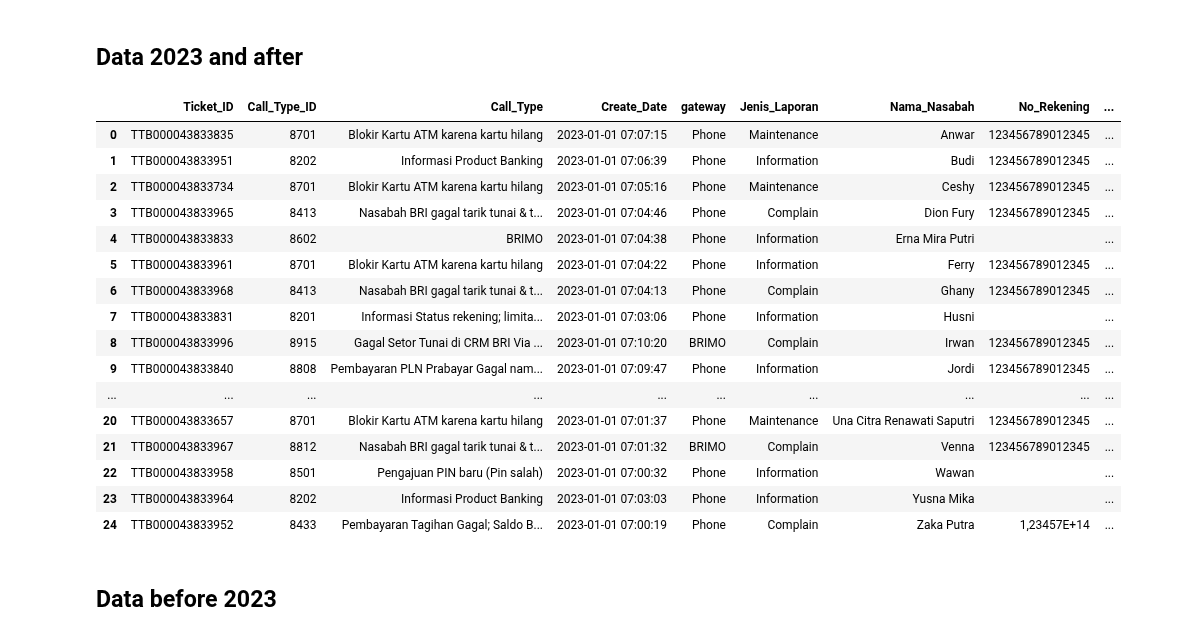
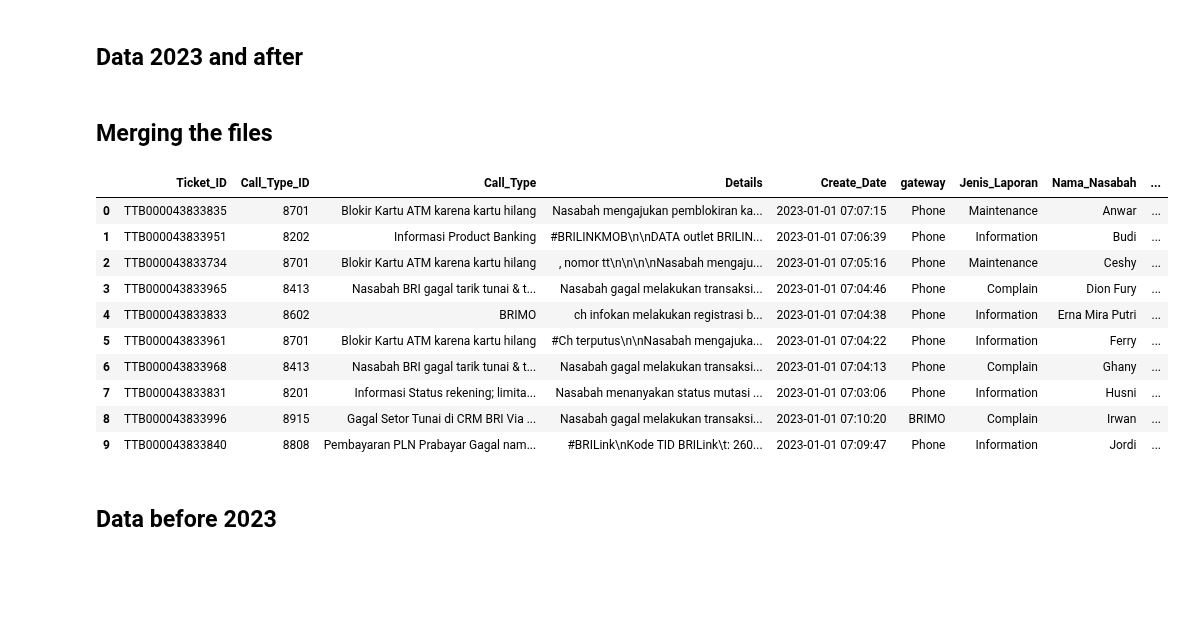
Before and after one commit to masterA88/dataquality2-new, a Jupyter notebook: read_bricare2.ipynb, the cells around one changed output. Drawn from its saved outputs; the diff is of its cells as text; code cells hidden in the pictures; blank space fills up the shorter version.

```diff
--- a/read_bricare2.ipynb
+++ b/read_bricare2.ipynb
@@ -158,7 +163,8 @@ for column in columns_to_convert:
      # Replace NaT with an empty string
     df[column] = df[column].apply(lambda x: '' if pd.isna(x) else x)
 
-
+# clean the Ticket_ID Column
+df['Ticket_ID'] = df['Ticket_ID'].apply(lambda x: x.replace('\ufeff', '').strip())
 
 # Picklist mapping
 mapping_sets = [
@@ -209,26 +215,46 @@ def apply_mapping(value):
 
 df
 # Display
-# df=df.iloc[:1]
-# df.iloc[:1].to_csv("oneline.csv",index=False)
+df=df.iloc[:10]
+df.to_csv("tenline_bricare.csv",index=False)
-# %% [output]
-|  | Ticket_ID | Call_Type_ID | Call_Type | Create_Date | gateway | Jenis_Laporan | Nama_Nasabah | No_Rekening | ... |
-| 0 | TTB000043833835 | 8701 | Blokir Kartu ATM karena kartu hilang | 2023-01-01 07:07:15 | Phone | Maintenance | Anwar | 123456789012345 | ... |
-| 1 | TTB000043833951 | 8202 | Informasi Product Banking | 2023-01-01 07:06:39 | Phone | Information | Budi | 123456789012345 | ... |
-| 2 | TTB000043833734 | 8701 | Blokir Kartu ATM karena kartu hilang | 2023-01-01 07:05:16 | Phone | Maintenance | Ceshy | 123456789012345 | ... |
-| 3 | TTB000043833965 | 8413 | Nasabah BRI gagal tarik tunai & t... | 2023-01-01 07:04:46 | Phone | Complain | Dion Fury | 123456789012345 | ... |
-| 4 | TTB000043833833 | 8602 | BRIMO | 2023-01-01 07:04:38 | Phone | Information | Erna Mira Putri |  | ... |
-| 5 | TTB000043833961 | 8701 | Blokir Kartu ATM karena kartu hilang | 2023-01-01 07:04:22 | Phone | Information | Ferry | 123456789012345 | ... |
-| 6 | TTB000043833968 | 8413 | Nasabah BRI gagal tarik tunai & t... | 2023-01-01 07:04:13 | Phone | Complain | Ghany | 123456789012345 | ... |
-| 7 | TTB000043833831 | 8201 | Informasi Status rekening; limita... | 2023-01-01 07:03:06 | Phone | Information | Husni |  | ... |
-| 8 | TTB000043833996 | 8915 | Gagal Setor Tunai di CRM BRI Via ... | 2023-01-01 07:10:20 | BRIMO | Complain | Irwan | 123456789012345 | ... |
-| 9 | TTB000043833840 | 8808 | Pembayaran PLN Prabayar Gagal nam... | 2023-01-01 07:09:47 | Phone | Information | Jordi | 123456789012345 | ... |
-| ... | ... | ... | ... | ... | ... | ... | ... | ... | ... |
-| 20 | TTB000043833657 | 8701 | Blokir Kartu ATM karena kartu hilang | 2023-01-01 07:01:37 | Phone | Maintenance | Una Citra Renawati Saputri | 123456789012345 | ... |
-| 21 | TTB000043833967 | 8812 | Nasabah BRI gagal tarik tunai & t... | 2023-01-01 07:01:32 | BRIMO | Complain | Venna | 123456789012345 | ... |
-| 22 | TTB000043833958 | 8501 | Pengajuan PIN baru (Pin salah) | 2023-01-01 07:00:32 | Phone | Information | Wawan |  | ... |
-| 23 | TTB000043833964 | 8202 | Informasi Product Banking | 2023-01-01 07:03:03 | Phone | Information | Yusna Mika |  | ... |
-| 24 | TTB000043833952 | 8433 | Pembayaran Tagihan Gagal; Saldo B... | 2023-01-01 07:00:19 | Phone | Complain | Zaka Putra | 1,23457E+14 | ... |
+# %% [markdown]
+## Merging the files
+# %%
+# Load the two CSV files
+file_path_1 = r"D:\dataquality\tenline_bricare.csv"
+file_path_2 = r"D:\dataquality\detail_bricare_10line.csv"
+
+# Read the CSV files into DataFrames
+df_tenline_bricare = pd.read_csv(file_path_1)
+df_detail_bricare_10line = pd.read_csv(file_path_2)
+
+# Rename columns in detail_bricare_10line for consistency if necessary
+df_detail_bricare_10line.columns = ['Ticket_ID', 'Details']
+
+# Merge the DataFrames on the Ticket_ID column
+merged_df = pd.merge(df_tenline_bricare, df_detail_bricare_10line, on='Ticket_ID', how='left')
+
+# Save the merged DataFrame to a new CSV file
+output_file_path = r"D:\dataquality\merged_bricare.csv"
+merged_df.to_csv(output_file_path, index=False)
+
+# Move the Details columns in the 4th position
+column_to_move="Details"
+merged_df = merged_df[[col for col in merged_df if col != column_to_move][:3] + [column_to_move] + [col for col in merged_df if col != column_to_move][3:]]
+
+merged_df
+# %% [output]
+|  | Ticket_ID | Call_Type_ID | Call_Type | Details | Create_Date | gateway | Jenis_Laporan | Nama_Nasabah | ... |
+| 0 | TTB000043833835 | 8701 | Blokir Kartu ATM karena kartu hilang | Nasabah mengajukan pemblokiran ka... | 2023-01-01 07:07:15 | Phone | Maintenance | Anwar | ... |
+| 1 | TTB000043833951 | 8202 | Informasi Product Banking | #BRILINKMOB\n\nDATA outlet BRILIN... | 2023-01-01 07:06:39 | Phone | Information | Budi | ... |
+| 2 | TTB000043833734 | 8701 | Blokir Kartu ATM karena kartu hilang | , nomor tt\n\n\n\nNasabah mengaju... | 2023-01-01 07:05:16 | Phone | Maintenance | Ceshy | ... |
+| 3 | TTB000043833965 | 8413 | Nasabah BRI gagal tarik tunai & t... | Nasabah gagal melakukan transaksi... | 2023-01-01 07:04:46 | Phone | Complain | Dion Fury | ... |
+| 4 | TTB000043833833 | 8602 | BRIMO | ch infokan melakukan registrasi b... | 2023-01-01 07:04:38 | Phone | Information | Erna Mira Putri | ... |
+| 5 | TTB000043833961 | 8701 | Blokir Kartu ATM karena kartu hilang | #Ch terputus\n\nNasabah mengajuka... | 2023-01-01 07:04:22 | Phone | Information | Ferry | ... |
+| 6 | TTB000043833968 | 8413 | Nasabah BRI gagal tarik tunai & t... | Nasabah gagal melakukan transaksi... | 2023-01-01 07:04:13 | Phone | Complain | Ghany | ... |
+| 7 | TTB000043833831 | 8201 | Informasi Status rekening; limita... | Nasabah menanyakan status mutasi ... | 2023-01-01 07:03:06 | Phone | Information | Husni | ... |
+| 8 | TTB000043833996 | 8915 | Gagal Setor Tunai di CRM BRI Via ... | Nasabah gagal melakukan transaksi... | 2023-01-01 07:10:20 | BRIMO | Complain | Irwan | ... |
+| 9 | TTB000043833840 | 8808 | Pembayaran PLN Prabayar Gagal nam... | #BRILink\nKode TID BRILink\t: 260... | 2023-01-01 07:09:47 | Phone | Information | Jordi | ... |
 # %% [markdown]
 ## Data before 2023
 # %%
```
Also changed, not shown: parts of 4 cells of this notebook.
